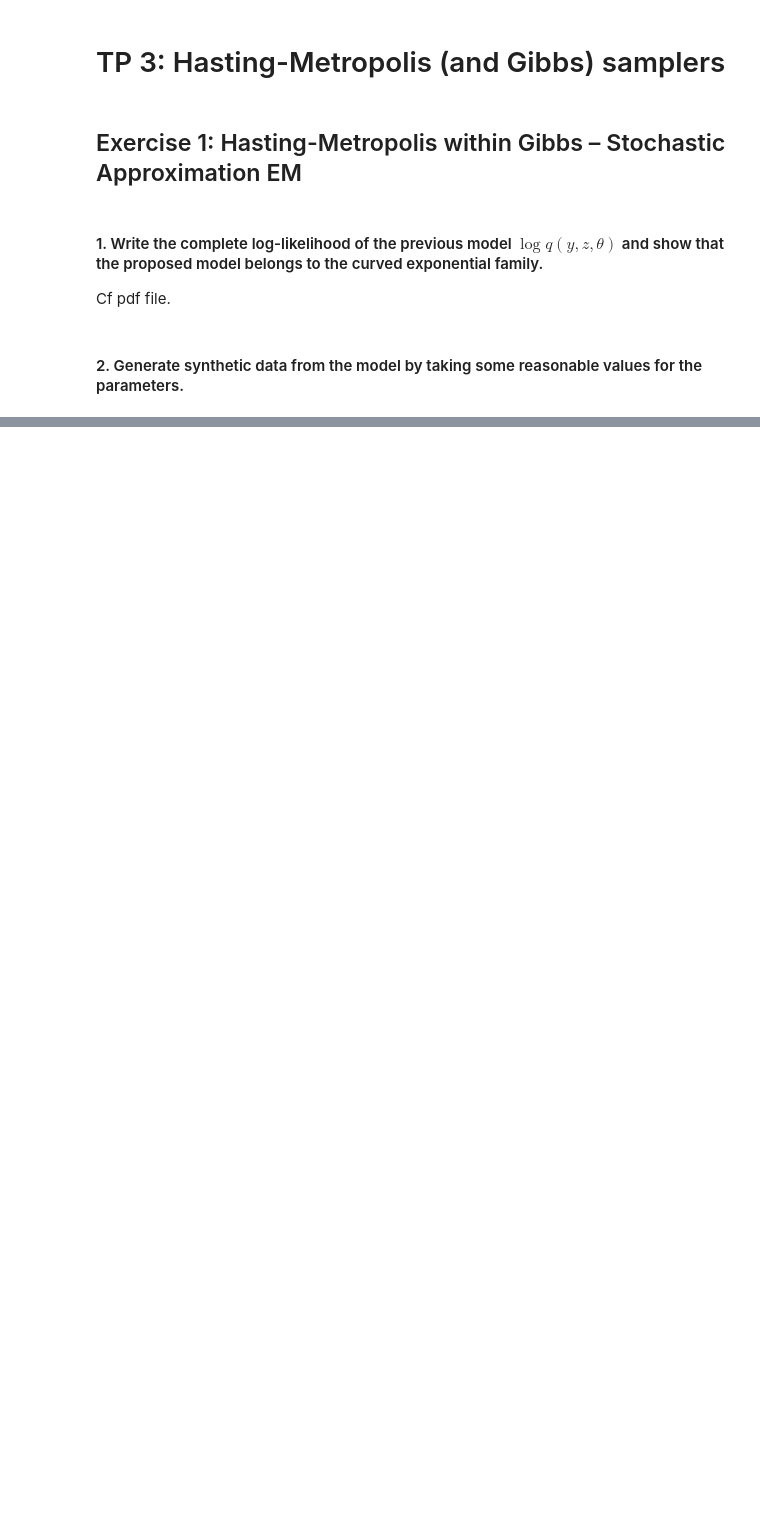
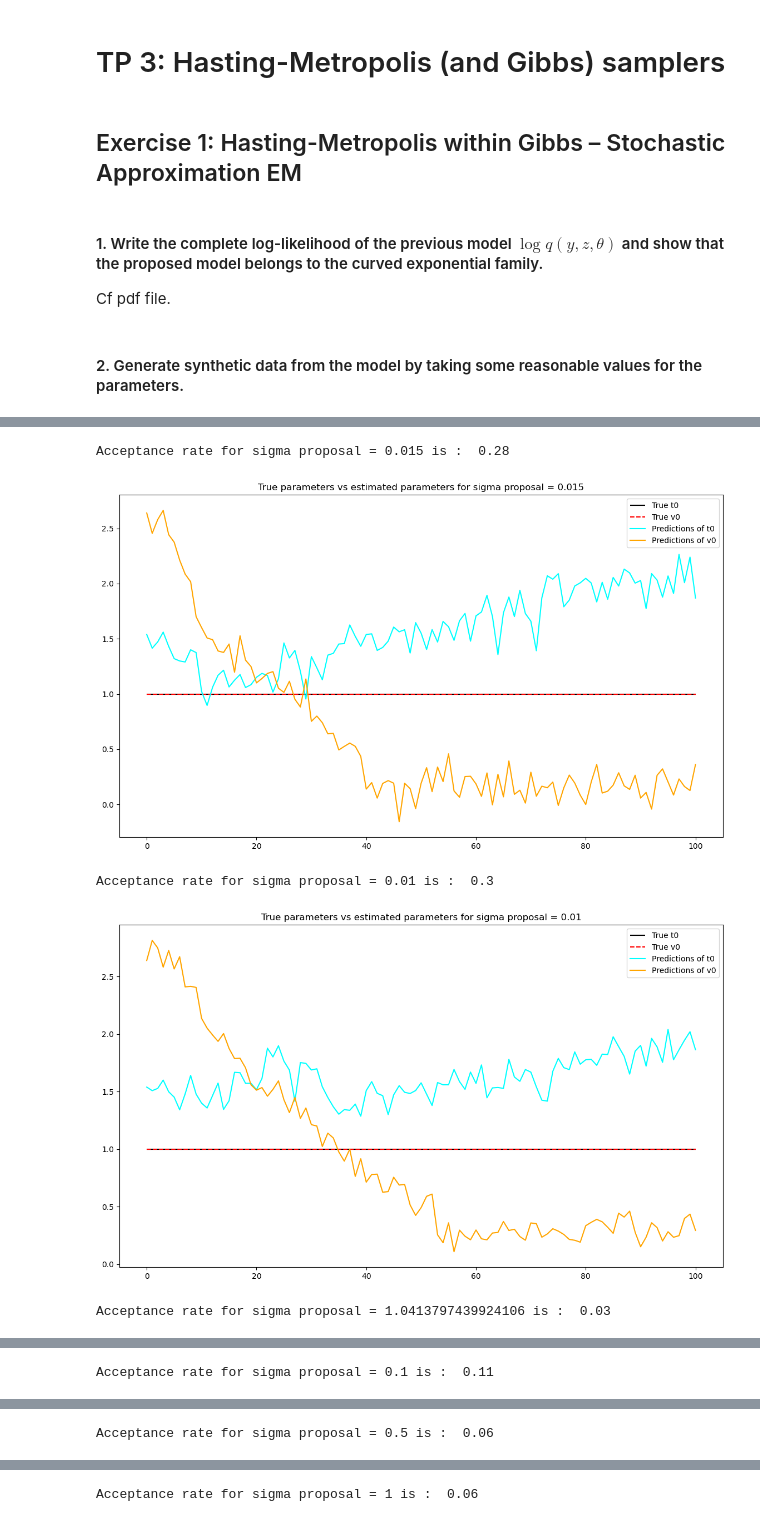
Before and after one commit to AugustinCablant/3A-class, a Jupyter notebook: Computational Statistics/TP3.ipynb, the cells around one changed output, grey strips where cells are left out. Saved outputs shown, nothing was run; the diff lists cells and outputs as text; code cells hidden in the pictures; blank space fills up the shorter version.

```diff
--- a/Computational Statistics/TP3.ipynb
+++ b/Computational Statistics/TP3.ipynb
@@ -106,0 +109,77 @@ plt.show()
+# %%
+N, ki, p_0, sigma_p0, sigma_v0, sigma_t0 = initialize_parameters()
+
+def log_posterior(Y, z, t0_bar, v0_bar, sigma_t0, sigma, sigma_v0, sigma_eps_proposal, sigma_tau_proposal):
+    """  Compute the log posterior of the model.
+    """
+    N = Y.shape[0]
+    ki = Y.shape[1]
+    t0, v0,  = z[0:2]
+    eps, tau = z[2 : N + 1].reshape(-1, 1), z[N + 1:].reshape(-1, 1)
+    # Compute the first double sum
+    sum1 = 0
+    for i in np.arange(N-1):
+        d_i = individual_trajectory(p_0, v0, t0, np.exp(eps[i]), tau[i])
+        sum_i_j = 0
+        for j in range(ki):
+            sum_i_j += ((Y[i, j] - d_i(j)[0]) ** 2) / 2 * sigma
+        sum1 += sum_i_j
+
+    # Compute the other sum
+    sum2 = np.sum([tau[i] ** 2 / 2 * sigma_tau_proposal for i in range(N-1)]
+                  + [eps[i] ** 2 / 2 * sigma_eps_proposal for i in range(N-1)]
+                  + (t0 - t0_bar) ** 2 / (2 * sigma_t0**2)
+                  + (v0 - v0_bar) ** 2 / (2 * sigma_v0 ** 2))
+
+    return -(sum1 + sum2)
+
+def Symmetric_Random_Walk_HM(Y, z_init, t0_bar, v0_bar, sigma_eps, sigma_tau, sigma, sigma_prop, maxIter = 10 ** 4):
+    z = z_init
+    acceptances = 0
+    evol_t0 = [z_init[0]]
+    evol_v0 = [z_init[1]]
+    for _ in tqdm(range(maxIter)):
+        z_proposal = np.sqrt(sigma_prop) * np.random.randn(z.shape[0]) + z    # proposal N(z, sigma_prop)
+        evol_t0.append(z_proposal[0])
+        evol_v0.append(z_proposal[1])
+        # Acceptance ratio
+        log_posterior_z = log_posterior(Y, z, t0_bar, v0_bar, sigma_t0, sigma, sigma_v0, sigma_eps, sigma_tau)
+        log_posterior_prop = log_posterior(Y, z_proposal, t0_bar, v0_bar, sigma_t0, sigma, sigma_v0, sigma_eps, sigma_tau)
+        log_alpha = log_posterior_prop - log_posterior_z
+        acceptance_ratio = min(1, np.exp(min(0, log_alpha)))
+
+        # Acceptance rejection
+        u = np.random.rand()
+        if u < acceptance_ratio:
+            z = z_proposal
+            acceptances += 1
+    return z, (acceptances / maxIter), evol_t0, evol_v0
+
+true_z = np.ones(2 * N + 2)
+true_t0 = true_z[0]
+true_v0 = true_z[1]
+true_eps_i = true_z[2 : N + 2].reshape((N,))
+true_tau = true_z[N + 2 : ].reshape((N,))
+init = true_z + 1.5 * np.random.randn(2 + 2 * N)
+
+t0_bar, v0_bar = 1, 1
+sigma_tau, sigma = 0.5, 0.5
+sigma_eps = 0.5
+
+for sigma_prop in [1.5 * 10 ** (-2), 10 ** (-2), 1.5 ** 10 ** (-1), 0.1, 0.5, 1, 1.5]:
+    z_pred, acceptance_rate, t0_pred, v0_pred = Symmetric_Random_Walk_HM(Y, init, t0_bar, v0_bar, sigma_eps, sigma_tau, sigma, sigma_prop = sigma_prop, maxIter = 100)
+    print(f"Acceptance rate for sigma proposal = {sigma_prop} is : " ,acceptance_rate)
+    plt.figure(figsize = (14, 8))
+    plt.title(f"True parameters vs estimated parameters for sigma proposal = {sigma_prop}")
+    plt.hlines(true_t0, xmin=0, xmax=len(t0_pred)-1, label = "True t0", color = "black")
+    plt.hlines(true_v0, xmin=0, xmax=len(v0_pred)-1,  label = "True v0", color = "red", linestyle = "--")
+    plt.plot(t0_pred, label = "Predictions of t0", color = "cyan")
+    plt.plot(v0_pred, label = "Predictions of v0", color = "orange")
+    plt.legend()
+    plt.show()
+# %% [output]
+Acceptance rate for sigma proposal = 0.015 is :  0.28
+[figure, added]
+Acceptance rate for sigma proposal = 0.01 is :  0.3
+[figure, added]
+Acceptance rate for sigma proposal = 1.0413797439924106 is :  0.03
@@ -106,0 +187 @@ plt.show()
+Acceptance rate for sigma proposal = 0.1 is :  0.11
@@ -106,0 +189 @@ plt.show()
+Acceptance rate for sigma proposal = 0.5 is :  0.06
@@ -106,0 +191 @@ plt.show()
+Acceptance rate for sigma proposal = 1 is :  0.06
```
Also changed, not shown: parts of 3 cells of this notebook.
